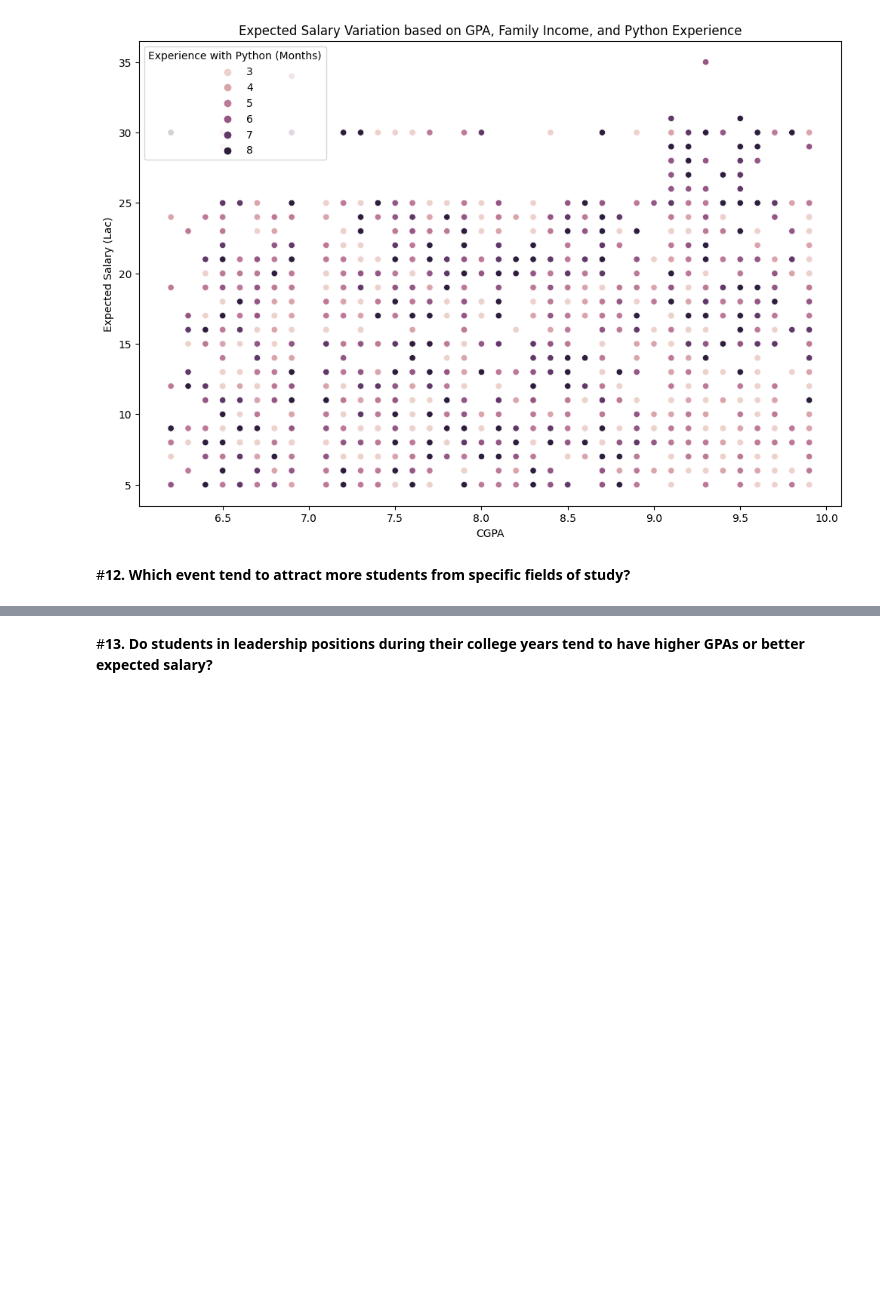
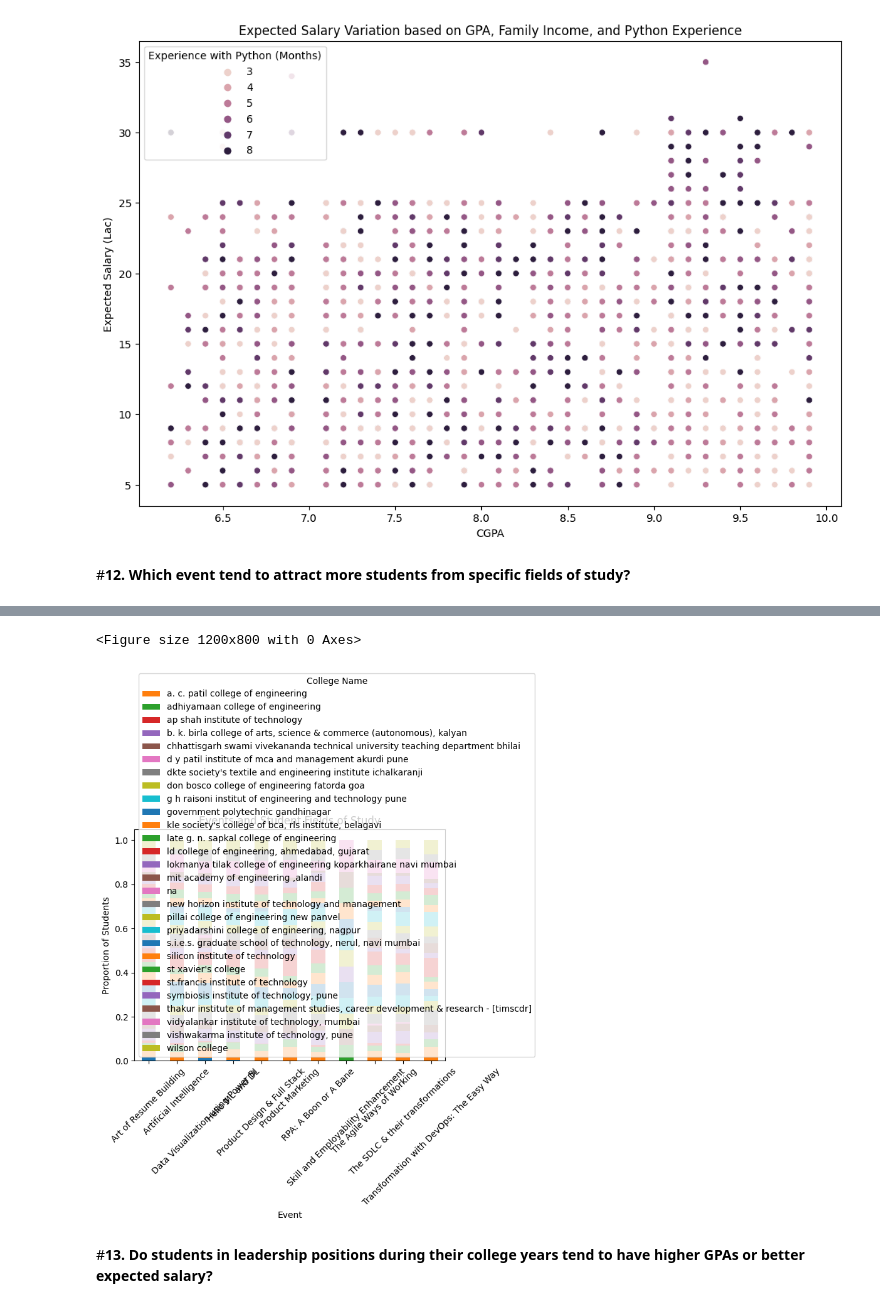
Before and after one commit to sdr999/Analyzing-Student-Attributes-for-Career-Success, a Jupyter notebook: Student_data_analysis_updated.ipynb, the cells around one changed output, grey strips where cells are left out. Cells and saved outputs as stored; diff of their text form; code cells hidden in the pictures; blank space fills up the shorter version.

```diff
--- a/Student_data_analysis_updated.ipynb
+++ b/Student_data_analysis_updated.ipynb
@@ -317,3 +351,23 @@ plt.show()
+# %%
+# Create a crosstab of events and college names
+event_college_crosstab = pd.crosstab(data["Events"], data["College Name"])
+
+# Normalize the crosstab to show proportions
+event_college_normalized = event_college_crosstab.div(event_college_crosstab.sum(axis=1), axis=0)
+
+# Plot using a grouped bar plot
+plt.figure(figsize=(12, 8))
+event_college_normalized.plot(kind="bar", stacked=True)
+plt.title("Events and Student Fields of Study")
+plt.xlabel("Event")
+plt.ylabel("Proportion of Students")
+plt.xticks(rotation=45)
+plt.legend(title="College Name")
+plt.tight_layout()
+plt.show()
+# %% [output]
+<Figure size 1200x800 with 0 Axes>
+[figure, added]
 # %% [markdown]
 #**13. Do students in leadership positions during their college years tend to have higher GPAs or better expected salary?**
 # %% [markdown]
```
Also changed, not shown: parts of 7 cells of this notebook.
